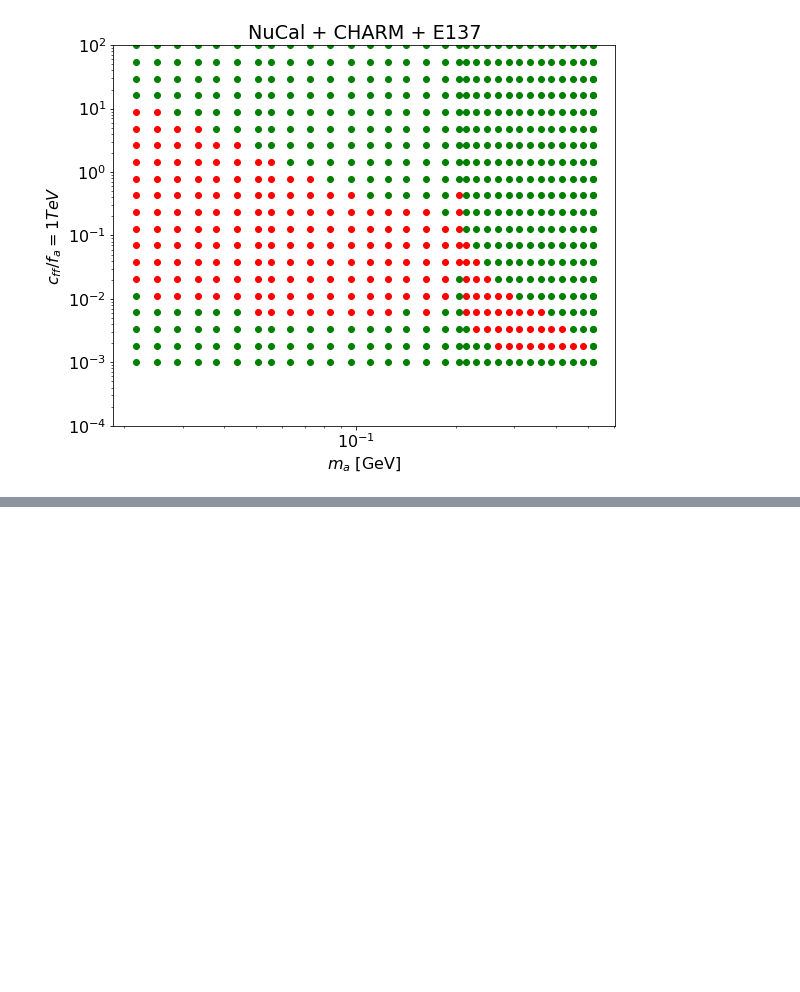
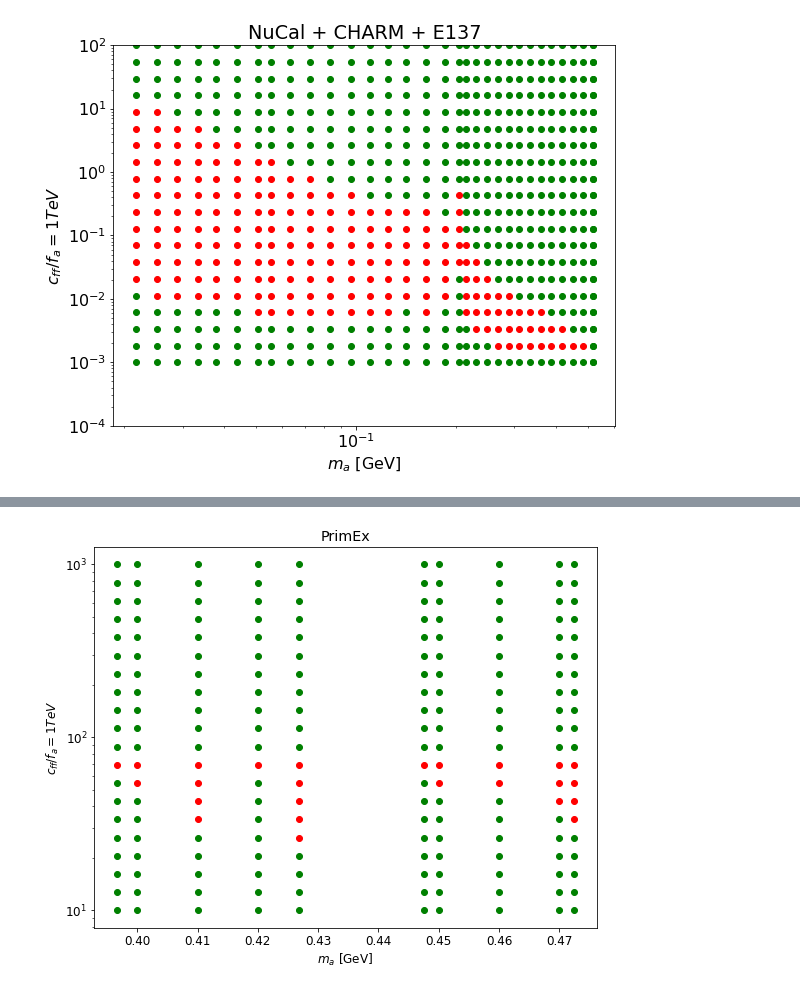
Before and after one commit to anasthesia/alps-BelleII, a Jupyter notebook: python/alps-visible-bounds_up-to-date-BRs.ipynb, the cells around one changed output, grey strips where cells are left out. Saved outputs shown, nothing was run; the diff lists cells and outputs as text; code cells hidden in the pictures; blank space fills up the shorter version.

```diff
--- a/python/alps-visible-bounds_up-to-date-BRs.ipynb
+++ b/python/alps-visible-bounds_up-to-date-BRs.ipynb
@@ -1259,0 +1270,21 @@ plt.savefig('plots/NuCal-CHARM-E137_cff_bound.png', dpi=300, bbox_inches='tight'
+# %%
+plt.figure(figsize=(9, 7))
+
+
+plotAllAllowed("output/m-tau-c-PrimEx-cff_combined-1.dat",0,2)
+plotAllAllowed("output/m-tau-c-PrimEx-cff_combined-2.dat",0,2)
+
+
+plt.title('PrimEx')
+plt.xlabel('$m_a$ [GeV]')
+#plt.xlim(0.2,0.2)
+plt.ylabel('$c_{ff}/f_a=1 TeV$')
+# plt.xscale("log")
+plt.yscale("log")
+
+# plt.xlim(9*10**-3, 4)
+# plt.ylim(10**-3, 10**2)
+
+plt.savefig('plots/PrimEx_cff_bound.png', dpi=300, bbox_inches='tight')
+# %% [output]
+[figure, added]
```
Also changed, not shown: parts of 13 cells of this notebook.
